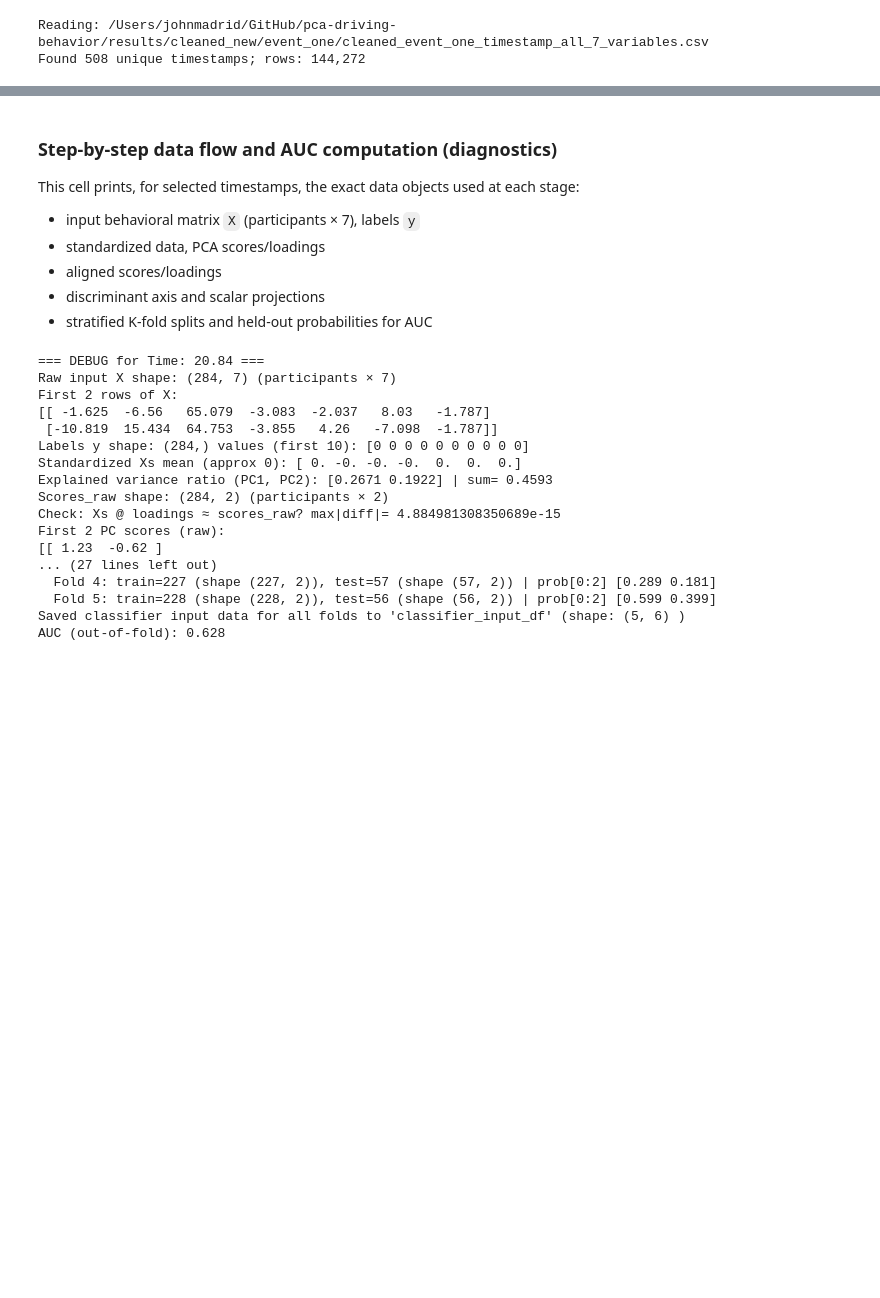
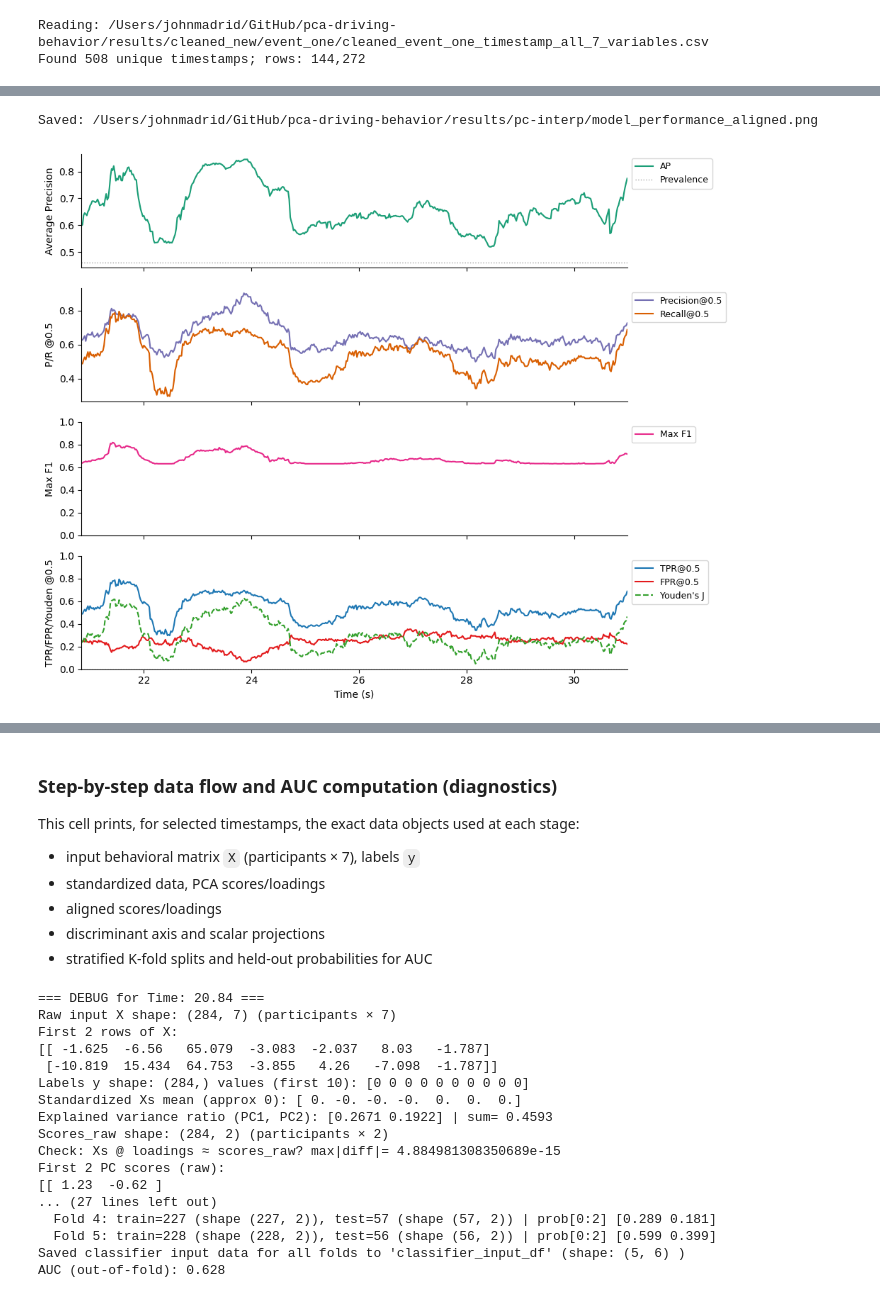
Before and after one commit to JohnMadrid/pca-driving-behavior, a Jupyter notebook: pc-interp.ipynb, the cells around one changed output, grey strips where cells are left out. Saved outputs shown, nothing was run; the diff lists cells and outputs as text; code cells hidden in the pictures; blank space fills up the shorter version.

```diff
--- a/pc-interp.ipynb
+++ b/pc-interp.ipynb
@@ -18,6 +18,7 @@ from sklearn.metrics import roc_auc_score
 from sklearn.model_selection import StratifiedKFold
 import matplotlib.pyplot as plt
 import matplotlib as mpl
+import matplotlib.patches as mpatches
 
 # -------------------------------
 # Configuration
@@ -50,6 +51,13 @@ BOOTSTRAP_REPS = 200
 CV_FOLDS = 5
 RANDOM_STATE = 42
 
+# Permutation test settings
+PERM_REPS = 200  # increase (e.g., 1000) for publication; 200 for speed
+FDR_ALPHA = 0.05
+
+# Practical AUC threshold for strong separation
+PRACTICAL_AUC_THRESH = 0.80
+
 np.random.seed(RANDOM_STATE)
 
 # Plot style
@@ -312,0 +558,6 @@ Saved: /Users/johnmadrid/GitHub/pca-driving-behavior/results/pc-interp/timewise_
+# %%
+# After computing aligned_df above, call:
+plot_model_performance(aligned_df, out_suffix="aligned")
+# %% [output]
+Saved: /Users/johnmadrid/GitHub/pca-driving-behavior/results/pc-interp/model_performance_aligned.png
+[figure, added]
```
Also changed, not shown: parts of 7 cells of this notebook.
